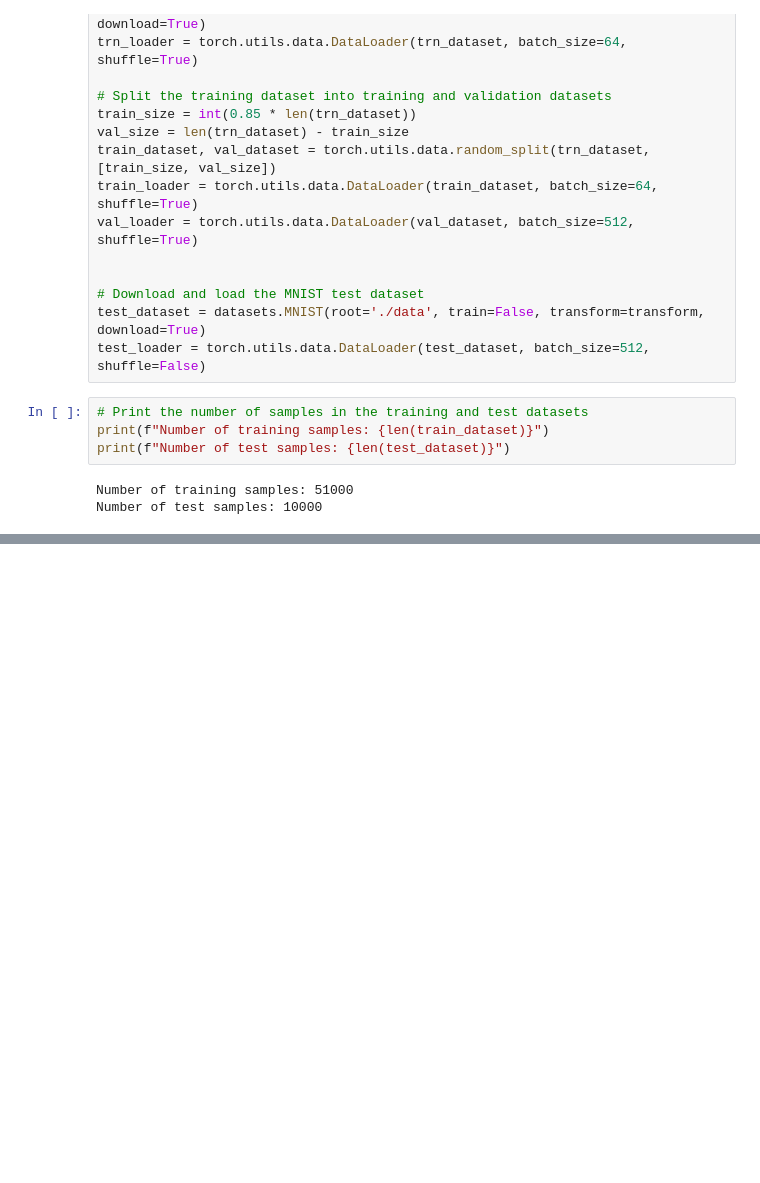
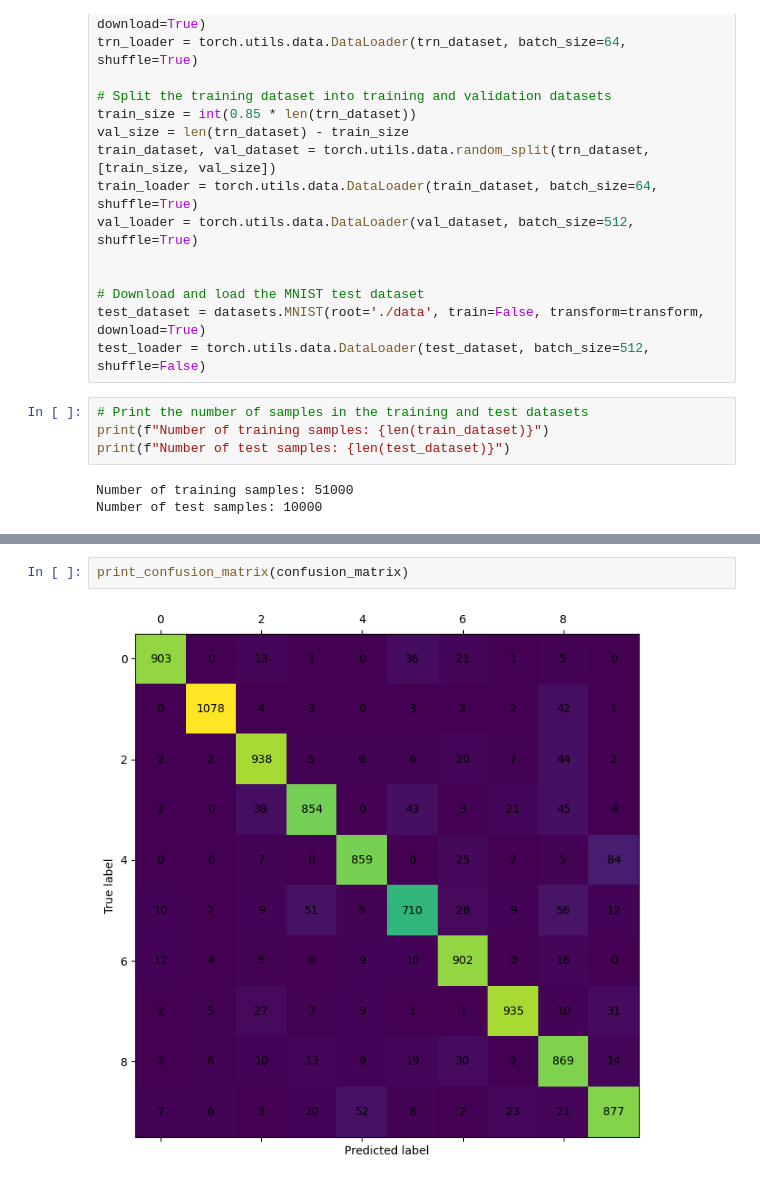
Before and after one commit to ndr09/SBM, a Jupyter notebook: test_mnist.ipynb, the cells around one changed output, grey strips where cells are left out. Drawn from its saved outputs; the diff is of its cells as text; blank space fills up the shorter version.

```diff
--- a/test_mnist.ipynb
+++ b/test_mnist.ipynb
@@ -277,3 +305,7 @@ Test loss: 0.00010264392065651278
+# %%
+print_confusion_matrix(confusion_matrix)
+# %% [output]
+[figure, added]
 # %%
 visualize_first_layer_weights(model.layers)
 # %% [output]
```
Also changed, not shown: parts of 18 cells of this notebook, 5 other files.
